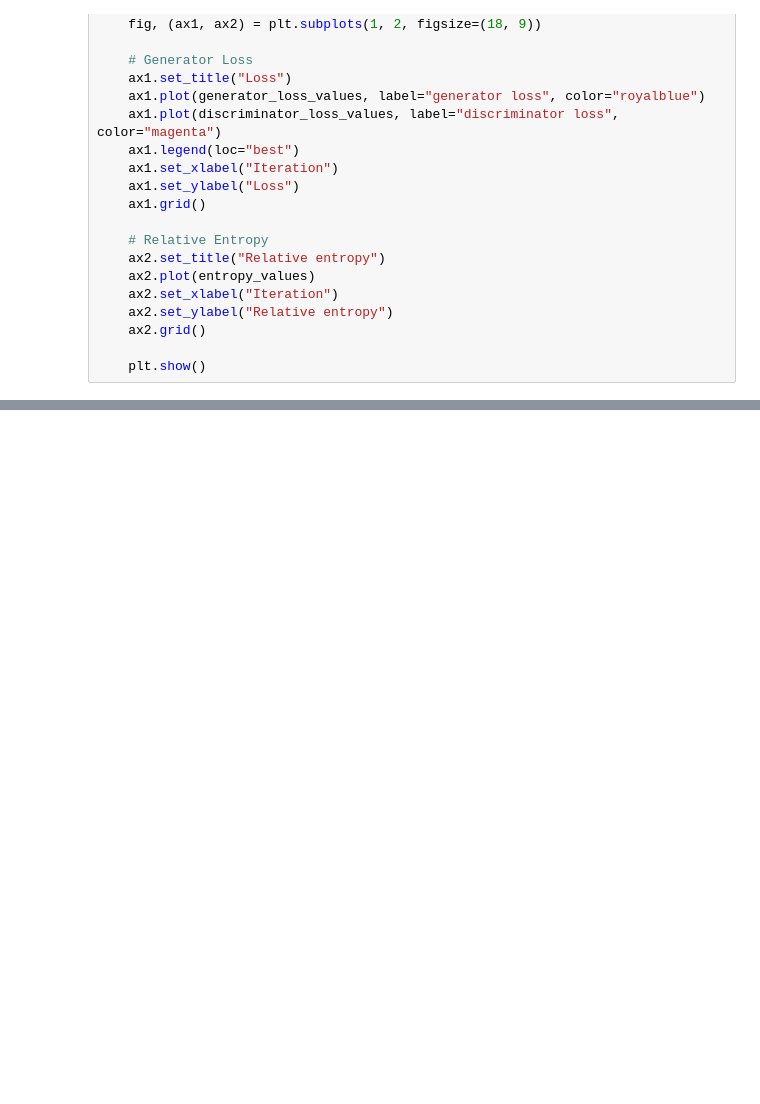
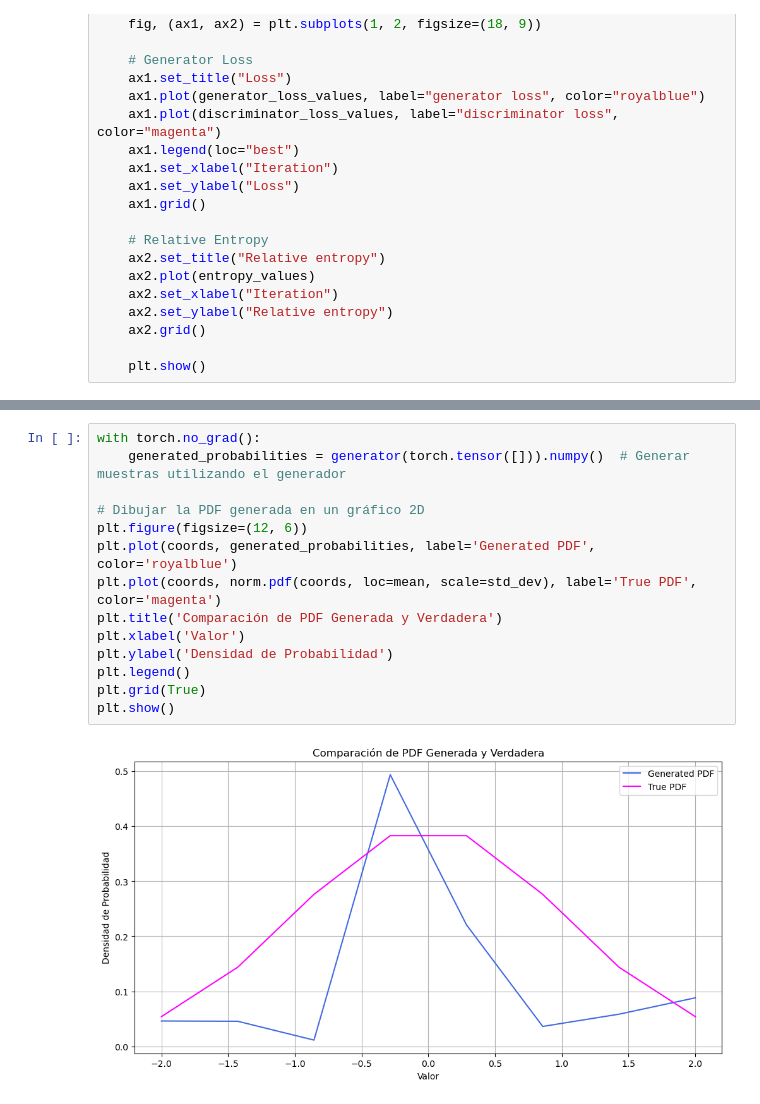
Before and after one commit to adriend1102/QML, a Jupyter notebook: notebooks/normal_qGAN.ipynb, the cells around one changed output, grey strips where cells are left out. Saved outputs shown, nothing was run; the diff lists cells and outputs as text; blank space fills up the shorter version.

```diff
--- a/notebooks/normal_qGAN.ipynb
+++ b/notebooks/normal_qGAN.ipynb
@@ -211,0 +230,16 @@ NameError: name 'grid_elements' is not defined
+# %%
+with torch.no_grad():
+    generated_probabilities = generator(torch.tensor([])).numpy()  # Generar muestras utilizando el generador
+
+# Dibujar la PDF generada en un gráfico 2D
+plt.figure(figsize=(12, 6))
+plt.plot(coords, generated_probabilities, label='Generated PDF', color='royalblue')
+plt.plot(coords, norm.pdf(coords, loc=mean, scale=std_dev), label='True PDF', color='magenta')
+plt.title('Comparación de PDF Generada y Verdadera')
+plt.xlabel('Valor')
+plt.ylabel('Densidad de Probabilidad')
+plt.legend()
+plt.grid(True)
+plt.show()
+# %% [output]
+[figure, added]
```
Also changed, not shown: parts of 4 cells of this notebook, 1 other file.
